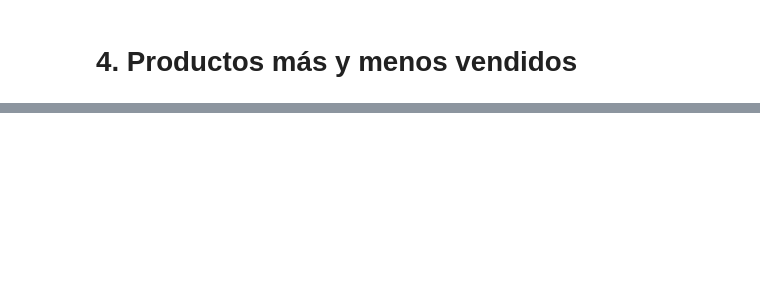
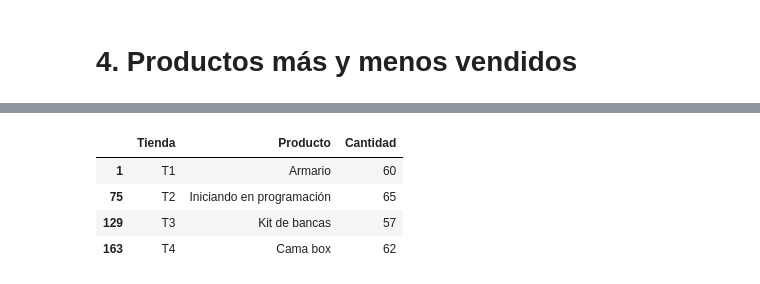
Before and after one commit to EddersonPR/challenge-alura-store, a Jupyter notebook: AluraStoreLatam.ipynb, the cells around one changed output, grey strips where cells are left out. Drawn from its saved outputs; the diff is of its cells as text; code cells hidden in the pictures; blank space fills up the shorter version.

```diff
--- a/AluraStoreLatam.ipynb
+++ b/AluraStoreLatam.ipynb
@@ -102,2 +182,10 @@ df.head()
 # %% [markdown]
 # 4. Productos más y menos vendidos
+# %%
+df_producto = (
+    df.groupby(['Tienda', 'Producto'])
+      .size()
+      .reset_index(name='Cantidad')
+      .sort_values(['Tienda', 'Cantidad'], ascending=[True, False])
+)
+df_producto
@@ -103,0 +206,10 @@ df.head()
+# %%
+# Más vendidos (por tienda)
+top_productos = df_producto.groupby('Tienda').head(1)
+top_productos
+# %% [output]
+|  | Tienda | Producto | Cantidad |
+| 1 | T1 | Armario | 60 |
+| 75 | T2 | Iniciando en programación | 65 |
+| 129 | T3 | Kit de bancas | 57 |
+| 163 | T4 | Cama box | 62 |
```
Also changed, not shown: parts of 17 cells of this notebook.
